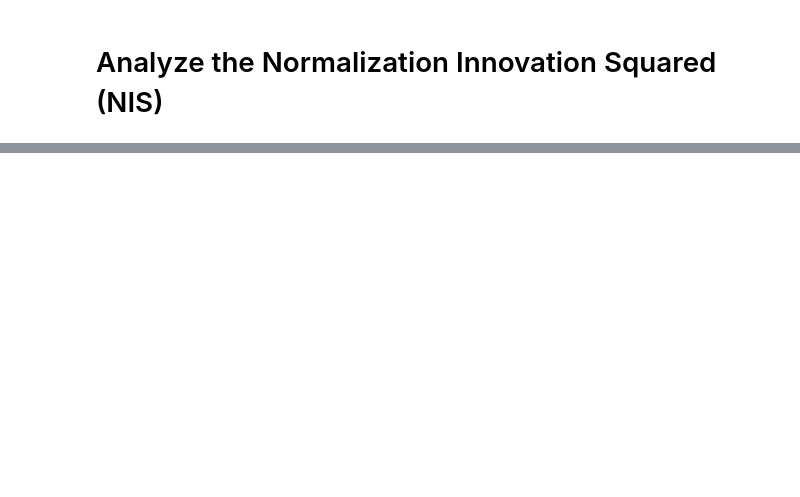
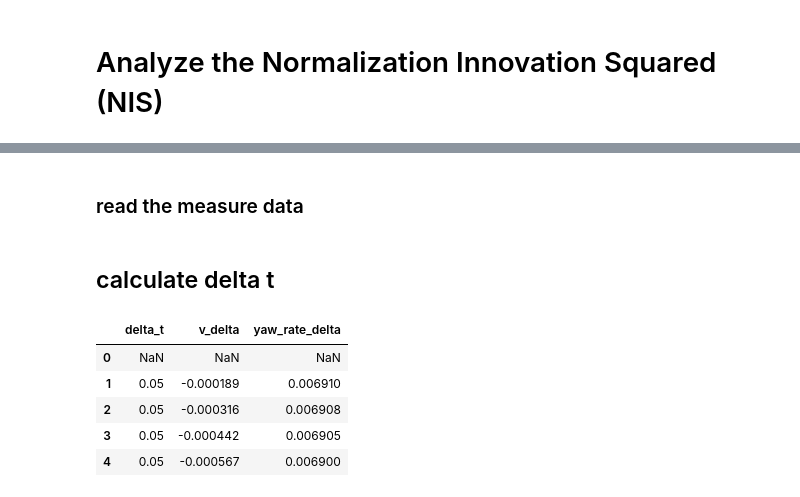
Before and after one commit to etendue/CarND-Unscented-Kalman-Filter, a Jupyter notebook: AnalyzeNIS.ipynb, the cells around one changed output, grey strips where cells are left out. Cells and saved outputs as stored; diff of their text form; code cells hidden in the pictures; blank space fills up the shorter version.

```diff
--- a/AnalyzeNIS.ipynb
+++ b/AnalyzeNIS.ipynb
@@ -43,0 +64,2 @@ plt.show()
+# %% [markdown]
+### read the measure data
@@ -43,0 +77,14 @@ plt.show()
+# %% [markdown]
+## calculate delta t
+# %%
+ground_data["delta_t"] = ground_data["timestamp"].astype(np.int32).diff()/1.0e6
+
+ground_data = ground_data[["delta_t","v_delta","yaw_rate_delta"]]
+ground_data.head()
+# %% [output]
+|  | delta_t | v_delta | yaw_rate_delta |
+| 0 | NaN | NaN | NaN |
+| 1 | 0.05 | -0.000189 | 0.006910 |
+| 2 | 0.05 | -0.000316 | 0.006908 |
+| 3 | 0.05 | -0.000442 | 0.006905 |
+| 4 | 0.05 | -0.000567 | 0.006900 |
```
Also changed, not shown: parts of 17 cells of this notebook, 3 other files.
